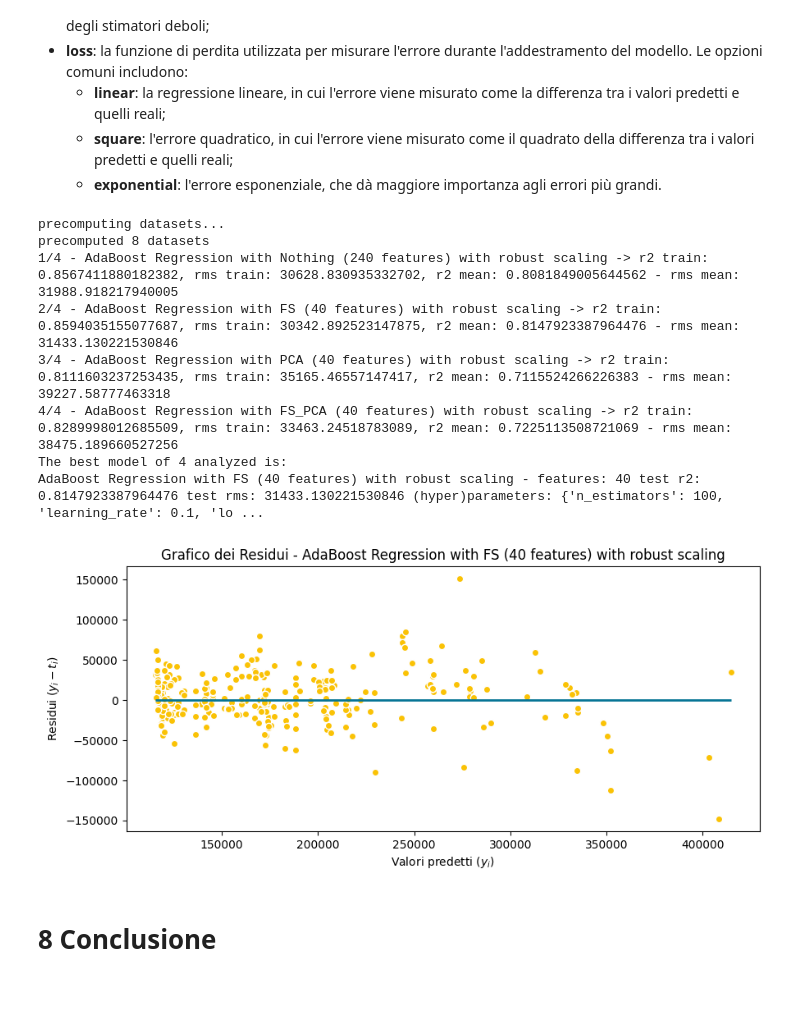
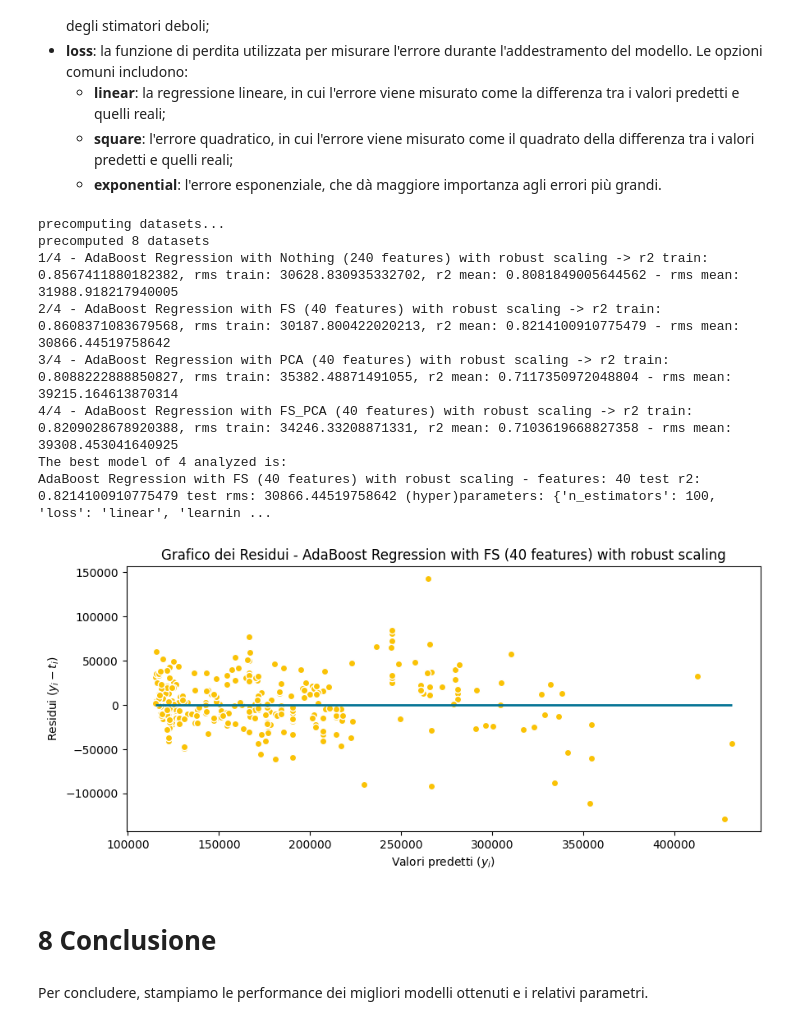
Before and after one commit to emelis-ptr/ProgettoML, a Jupyter notebook: code/notebook.ipynb, the cells around one changed output. Saved outputs shown, nothing was run; the diff lists cells and outputs as text; code cells hidden in the pictures; blank space fills up the shorter version.

```diff
--- a/code/notebook.ipynb
+++ b/code/notebook.ipynb
@@ -1817,13 +1717,16 @@ def performance_poly_ridge_regression(dataset: Dataset) -> AllModelBestParameter
         for interactions in only_interactions:
             for scaled in scaling:
                 for fs_reduct in fs_reduct_types:
+                    # eseguiamo la cross validation per trovare i migliori parametri tra quelli selezionati
                     ridge_cv = Ridge(alpha=best_alpha, random_state=42)
+                    # prendiamo un dataset specifico
                     x_train, x_test, features = get_specific_train_test(dataset, fs_reduct, scaled, k_fs=10, k_pca=6 if scaled else 9)
-                    scaled_str = "robust" if scaled else "no"
+                    # stampiamo il modello coi suoi risultati e poi lo salviamo nella lista
                     only_interactions_str = "(only interactions)" if interactions else ""
-                    description = f"Polynomial Ridge Regression degree {degree} {only_interactions_str} with {fs_reduct.name} ({features} features) with {scaled_str} scaling"
+                    description = f"Polynomial Ridge Regression degree {degree} {only_interactions_str} with {fs_reduct.name} ({features} features) with {'robust' if scaled else 'no'} scaling"
                     try:
                         x_train_poly, x_test_poly = polynomial_transformation(x_train, x_test, degree, interactions)
+                        # determiniamo le performance su training e testing
                         r2_train, rms_train, r2_linear_regression, rms_linear_regression, y_pred, features= raw_performance_test(ridge_cv, x_train_poly, x_test_poly, dataset.y_train, dataset.y_test)
 
                         print(f"{description} - best_alpha: {best_alpha} -> r2 train: {r2_train}, rms train: {rms_train}, r2 mean: {r2_linear_regression} - rms mean: {rms_linear_regression} ")
@@ -2040,7 +1948,7 @@ def performance_svm_regression_with_cv(dataset: Dataset) -> AllModelBestParamete
     k_fs = 40
     params_svr = {
         "C": [0.1, 500, 1000],
-        "kernel": ['linear', 'poly'], # poly non lo usiamo perché non termina mai,
+        "kernel": ['linear', 'poly'], # poly non termina mai,
         "degree": [1, 2, 3],
         "gamma": [0.001, 0.01, 0.5],
         "max_iter": [10_000_000],
@@ -2051,10 +1959,13 @@ def performance_svm_regression_with_cv(dataset: Dataset) -> AllModelBestParamete
     for scaled in scaling:
         for fs_reduct in fs_reduct_types:
             curr_iter += 1
-            # metto insieme i parametri nella classe, per comodita'
+            # prendiamo il dataset precomputato
             x_train, x_test = fspca_datasets[get_precomputed_dataset_key(scaled, fs_reduct.name, k_fs, k_pca)]
-            best_svr, best_svr_params_dict = raw_random_search(SVR(), x_train, dataset.y_train, params_svr, n_jobs=1)
+            # eseguiamo la random search cross validation per trovare i migliori parametri tra quelli selezionati
+            best_svr, best_svr_params_dict = raw_random_search(SVR(), x_train, dataset.y_train, params_svr, n_jobs=-1)
+            # determiniamo le performance su training e testing
             r2_train, rms_train, r2_test, rms_test, y_pred, features = raw_performance_test(best_svr, x_train, x_test, dataset.y_train, dataset.y_test)
+            # stampiamo il modello coi suoi risultati e poi lo salviamo nella lista
             description = f"SVM Regression with {fs_reduct.name} ({features} features) with {'robust' if scaled else 'no'} scaling - params: {best_svr_params_dict}"
             print(f"{curr_iter}/{total_iterations} - {description} -> r2 train: {r2_train}, rms train: {rms_train}, r2 mean: {r2_test} - rms mean: {rms_test} ")
             res = BestParameters(description, features, None, r2_test, rms_test, y_pred)
@@ -2119,7 +2035,7 @@ def performance_knn_regression(folds: List[Fold]) -> AllModelBestParameter:
     tot_iter = len(fs_reduct_types) * len(scaling) * len(n_neighbors) * len(weights) * len(algorithm) * len(leaf_size) * len(p)
     k_fs = 40
     k_pca = 6
-    fspca_datasets = precompute_datasets(k_fs, k_pca, folds=folds)
+    fspca_datasets = precompute_datasets(None, k_fs, k_pca, folds=folds)
     for n in n_neighbors:
         for w in weights:
             for a in algorithm:
@@ -2385,7 +2310,7 @@ def performance_decision_tree_regression(dataset: Dataset) -> AllModelBestParame
             # prendiamo il dataset precomputato
             x_train, x_test = fspca_datasets[get_precomputed_dataset_key(scaled, fs_reduct.name, k_fs, k_pca)]
             # eseguiamo la grid search cross validation per trovare i migliori parametri tra quelli selezionati
-            best_dectree, best_param_dectree = raw_grid_search(DecisionTreeRegressor(random_state=42), x_train, dataset.y_train, params_dectree, n_jobs=1)
+            best_dectree, best_param_dectree = raw_grid_search(DecisionTreeRegressor(random_state=42), x_train, dataset.y_train, params_dectree, n_jobs=-1)
             # determiniamo le performance su training e testing
             r2_train, rms_train, r2_test, rms_test, y_pred, features = raw_performance_test(best_dectree, x_train, x_test, dataset.y_train, dataset.y_test)
             # stampiamo il modello coi suoi risultati e poi lo salviamo nella lista
@@ -3173,53 +3067,48 @@ def adaboost_performance(dataset: Dataset) -> AllModelBestParameter:
     k_fs = 40
     k_pca = 40
     params_adaboost = {
         'n_estimators': [50, 100],
         'learning_rate': [0.1, 0.05, 0.01],
         'loss': ['linear', 'square', 'exponential']
     }
     fspca_datasets = precompute_datasets(dataset, k_fs, k_pca)
 
     curr_iter = 0
     tot_iter = len(scaling) * len(fs_reduct_types)
 
     for scaled in scaling:
         for fs_reduct in fs_reduct_types:
             curr_iter += 1
-            # eseguiamo la grid search cross validation per trovare i migliori parametri tra quelli selezionati
+            # prendiamo il dataset precomputato
             x_train, x_test = fspca_datasets[get_precomputed_dataset_key(scaled, fs_reduct.name, k_fs, k_pca)]
-            best_param_bagging = raw_grid_search(AdaBoostRegressor(random_state=42), x_train, dataset.y_train, params_adaboost)
-
-            best_n_estimators = best_param_bagging['n_estimators']
-            best_learning_rate = best_param_bagging['learning_rate']
-            best_loss = best_param_bagging['loss']
-
-            best_random_forest_regr = AdaBoostRegressor(random_state=42,
-                                                        n_estimators=best_n_estimators,
-                                                        learning_rate=best_learning_rate,
-                                                        loss=best_loss)
-            param_dict = {"n_estimators": best_n_estimators, "learning_rate": best_learning_rate, "loss": best_loss}
-            r2_train, rms_train, r2_test, rms_test, y_pred, features = raw_performance_test(best_random_forest_regr, x_train, x_test, dataset.y_train, dataset.y_test)
+            # eseguiamo la random search cross validation per trovare i migliori parametri tra quelli selezionati
+            best_adaboost, best_param_adaboost = raw_random_search(AdaBoostRegressor(random_state=42), x_train, dataset.y_train, params_adaboost)
+            # determiniamo le performance su training e testing
+            r2_train, rms_train, r2_test, rms_test, y_pred, features = raw_performance_test(best_adaboost, x_train, x_test, dataset.y_train, dataset.y_test)
+            # stampiamo il modello coi suoi risultati e poi lo salviamo nella lista
             description = f"AdaBoost Regression with {fs_reduct.name} ({features} features) with {'robust' if scaled else 'no'} scaling"
             print(f"{curr_iter}/{tot_iter} - {description} -> r2 train: {r2_train}, rms train: {rms_train}, r2 mean: {r2_test} - rms mean: {rms_test} ")
-            res = BestParameters(description, features, param_dict, r2_test, rms_test, y_pred)
+            res = BestParameters(description, features, best_param_adaboost, r2_test, rms_test, y_pred)
 
             all_models.add(res)
     return all_models
 
 all_models_adaboost = adaboost_performance(dataset)
 best_residual_plot(all_models_adaboost)
 all_models.add_all(all_models_adaboost)
 # %% [output]
 precomputing datasets...
 precomputed 8 datasets
 1/4 - AdaBoost Regression with Nothing (240 features) with robust scaling -> r2 train: 0.8567411880182382, rms train: 30628.830935332702, r2 mean: 0.8081849005644562 - rms mean: 31988.918217940005
-2/4 - AdaBoost Regression with FS (40 features) with robust scaling -> r2 train: 0.8594035155077687, rms train: 30342.892523147875, r2 mean: 0.8147923387964476 - rms mean: 31433.130221530846
-3/4 - AdaBoost Regression with PCA (40 features) with robust scaling -> r2 train: 0.8111603237253435, rms train: 35165.46557147417, r2 mean: 0.7115524266226383 - rms mean: 39227.58777463318
-4/4 - AdaBoost Regression with FS_PCA (40 features) with robust scaling -> r2 train: 0.8289998012685509, rms train: 33463.24518783089, r2 mean: 0.7225113508721069 - rms mean: 38475.189660527256
+2/4 - AdaBoost Regression with FS (40 features) with robust scaling -> r2 train: 0.8608371083679568, rms train: 30187.800422020213, r2 mean: 0.8214100910775479 - rms mean: 30866.44519758642
+3/4 - AdaBoost Regression with PCA (40 features) with robust scaling -> r2 train: 0.8088222888850827, rms train: 35382.48871491055, r2 mean: 0.7117350972048804 - rms mean: 39215.164613870314
+4/4 - AdaBoost Regression with FS_PCA (40 features) with robust scaling -> r2 train: 0.8209028678920388, rms train: 34246.33208871331, r2 mean: 0.7103619668827358 - rms mean: 39308.453041640925
 The best model of 4 analyzed is:
-AdaBoost Regression with FS (40 features) with robust scaling - features: 40 test r2: 0.8147923387964476 test rms: 31433.130221530846 (hyper)parameters: {'n_estimators': 100, 'learning_rate': 0.1, 'lo ...
+AdaBoost Regression with FS (40 features) with robust scaling - features: 40 test r2: 0.8214100910775479 test rms: 30866.44519758642 (hyper)parameters: {'n_estimators': 100, 'loss': 'linear', 'learnin ...
-[figure, old version]
+[figure, new version]
 # %% [markdown]
 # 8 Conclusione
+# %% [markdown]
+Per concludere, stampiamo le performance dei migliori modelli ottenuti e i relativi parametri.
 # %%
 print(len(all_models.parameters))
```
Also changed, not shown: parts of 39 cells of this notebook.
